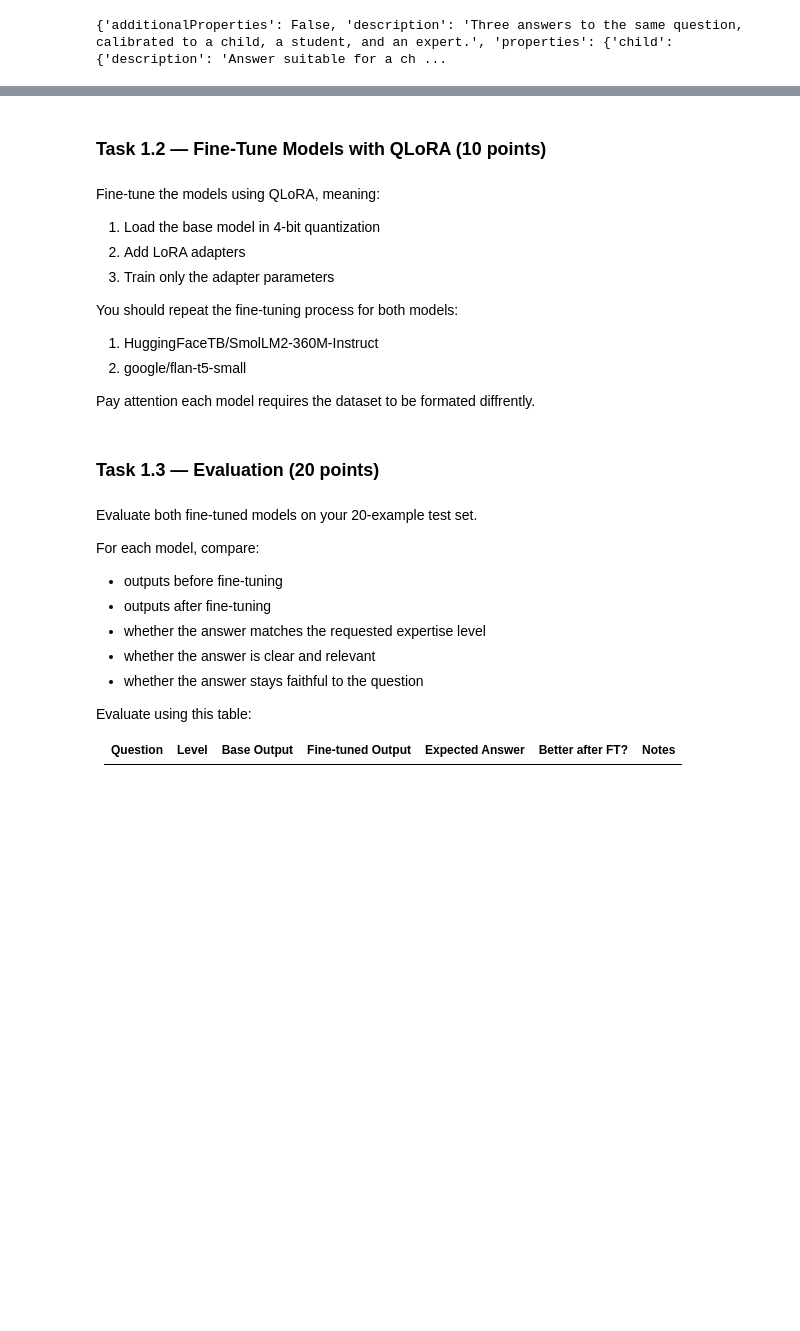
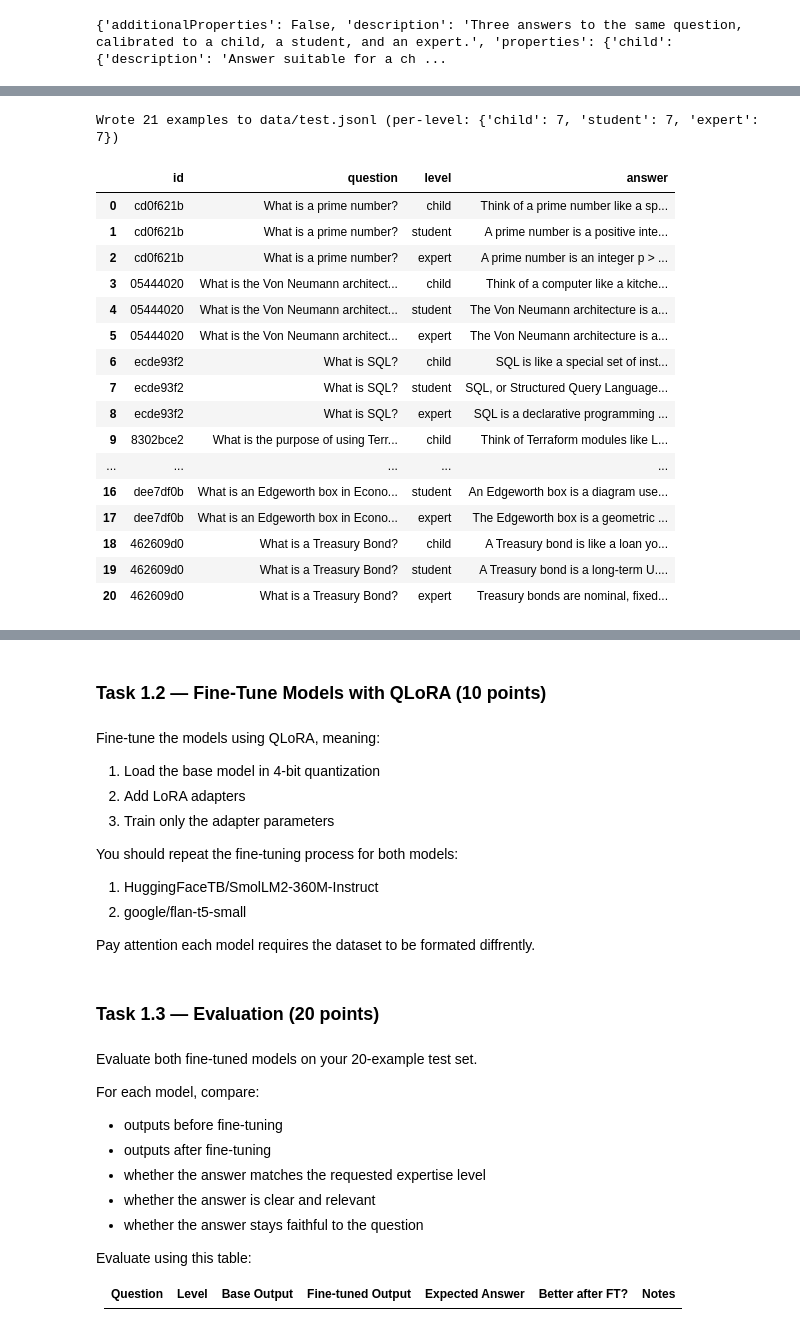
Before and after one commit to MGhanayim/qlora-finetuning-and-attention, a Jupyter notebook: From_Finetuning_to_Attention_Inside_LLMs.ipynb, the cells around one changed output, grey strips where cells are left out. Saved outputs shown, nothing was run; the diff lists cells and outputs as text; code cells hidden in the pictures; blank space fills up the shorter version.

```diff
--- a/From_Finetuning_to_Attention_Inside_LLMs.ipynb
+++ b/From_Finetuning_to_Attention_Inside_LLMs.ipynb
@@ -399,0 +670,75 @@ SYSTEM_PROMPT
+# %%
+
+
+
+
+# Matched-pair test set: 7 questions × 3 levels = 21 examples.
+# Slight deviation from the spec's "20" — justified by per-level balance (7/7/7) and
+# matched-pair design (every question appears at all 3 levels, so per-level comparisons
+# hold the question constant). The 7 below are the questions that scored Strong/Excellent
+# at all three levels in the pilot review; the other 5 (BJJ, advertising, ChatGPT had
+# weak child answers; stock index and inflation dropped for econ/finance balance) are
+# released back to the training pool.
+TEST_KEEP_IDS = [
+    "cd0f621b",  # Prime number (math)
+    "05444020",  # Von Neumann architecture (CS)
+    "ecde93f2",  # SQL (CS/DB)
+    "8302bce2",  # Terraform modules (DevOps)
+    "1fa68125",  # Romance language (linguistics)
+    "dee7df0b",  # Edgeworth box (econ)
+    "462609d0",  # Treasury Bond (finance)
+]
+assert set(TEST_KEEP_IDS).issubset({r["id"] for r in pilot_results}), \
+    "TEST_KEEP_IDS must be a subset of pilot_results ids"
+assert len(set(TEST_KEEP_IDS)) == len(TEST_KEEP_IDS), "Duplicate id in TEST_KEEP_IDS"
+
+# Build the 21-row flat test set (one row per (question, level, answer) tuple).
+# Flat form matches the Task 1.3 eval table shape (Question | Level | ...).
+by_pilot_id = {r["id"]: r for r in pilot_results}
+test_rows = []
+for qid in TEST_KEEP_IDS:
+    r = by_pilot_id[qid]
+    for level in ("child", "student", "expert"):
+        test_rows.append({
+            "id": qid,
+            "question": r["question"],
+            "level": level,
+            "answer": r["answers"][level],
+        })
+
+assert len(test_rows) == 21, f"Expected 21 rows, got {len(test_rows)}"
+per_level = {lvl: sum(1 for r in test_rows if r["level"] == lvl) for lvl in ("child", "student", "expert")}
+assert per_level == {"child": 7, "student": 7, "expert": 7}, f"Unbalanced: {per_level}"
+
+# Write data/test.jsonl
+os.makedirs("data", exist_ok=True)
+test_path = "data/test.jsonl"
+with open(test_path, "w") as f:
+    for row in test_rows:
+        f.write(_json.dumps(row, ensure_ascii=False) + "\n")
+
+print(f"Wrote {len(test_rows)} examples to {test_path} (per-level: {per_level})")
+
+# Required by the assignment: present the test set as a DataFrame.
+test_df = pd.DataFrame(test_rows)
+test_df["answer"] = test_df["answer"].str.slice(0, 120) + "…"   # preview-only truncation
+test_df
+# %% [output]
+Wrote 21 examples to data/test.jsonl (per-level: {'child': 7, 'student': 7, 'expert': 7})
+|  | id | question | level | answer |
+| 0 | cd0f621b | What is a prime number? | child | Think of a prime number like a sp... |
+| 1 | cd0f621b | What is a prime number? | student | A prime number is a positive inte... |
+| 2 | cd0f621b | What is a prime number? | expert | A prime number is an integer p > ... |
+| 3 | 05444020 | What is the Von Neumann architect... | child | Think of a computer like a kitche... |
+| 4 | 05444020 | What is the Von Neumann architect... | student | The Von Neumann architecture is a... |
+| 5 | 05444020 | What is the Von Neumann architect... | expert | The Von Neumann architecture is a... |
+| 6 | ecde93f2 | What is SQL? | child | SQL is like a special set of inst... |
+| 7 | ecde93f2 | What is SQL? | student | SQL, or Structured Query Language... |
+| 8 | ecde93f2 | What is SQL? | expert | SQL is a declarative programming ... |
+| 9 | 8302bce2 | What is the purpose of using Terr... | child | Think of Terraform modules like L... |
+| ... | ... | ... | ... | ... |
+| 16 | dee7df0b | What is an Edgeworth box in Econo... | student | An Edgeworth box is a diagram use... |
+| 17 | dee7df0b | What is an Edgeworth box in Econo... | expert | The Edgeworth box is a geometric ... |
+| 18 | 462609d0 | What is a Treasury Bond? | child | A Treasury bond is like a loan yo... |
+| 19 | 462609d0 | What is a Treasury Bond? | student | A Treasury bond is a long-term U.... |
+| 20 | 462609d0 | What is a Treasury Bond? | expert | Treasury bonds are nominal, fixed... |
```
Also changed, not shown: parts of 20 cells of this notebook, 4 other files.
